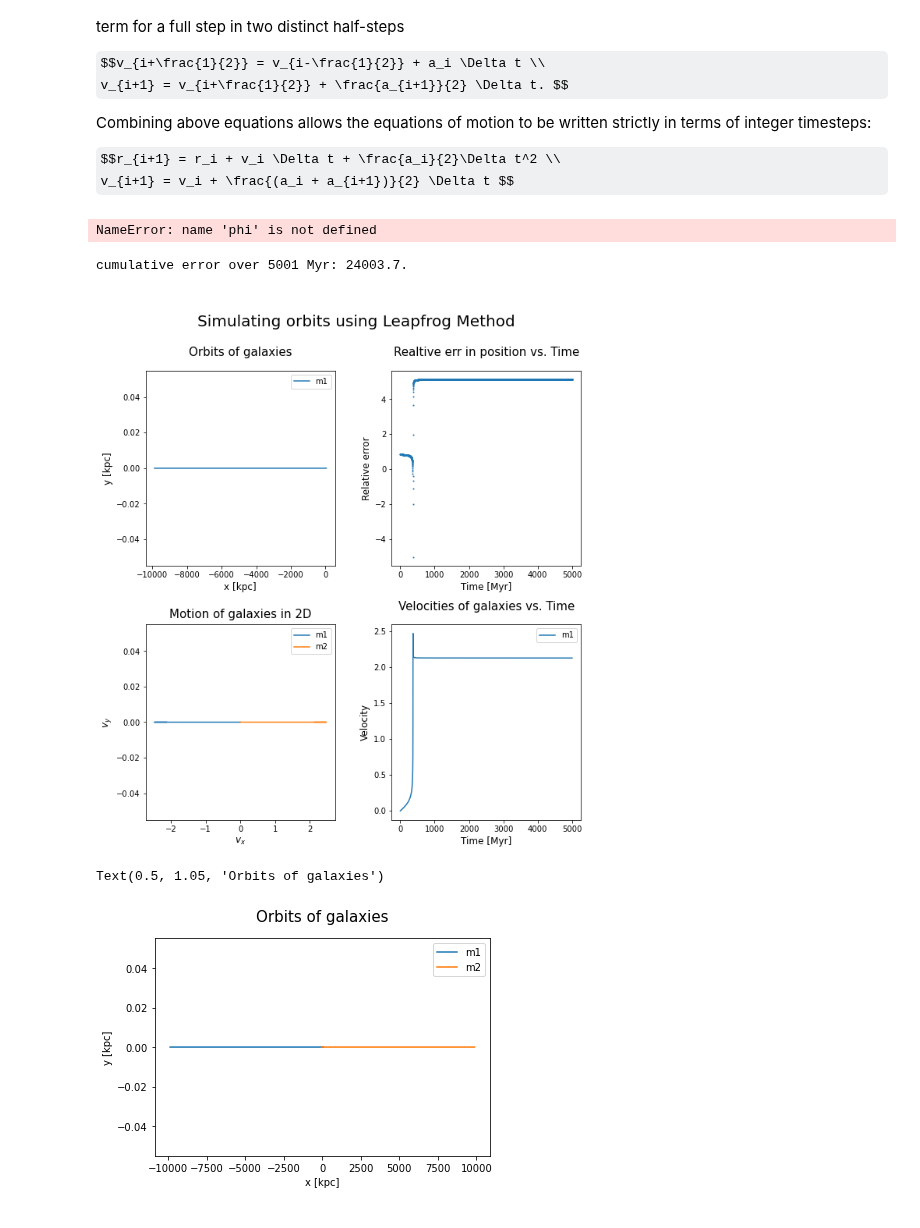
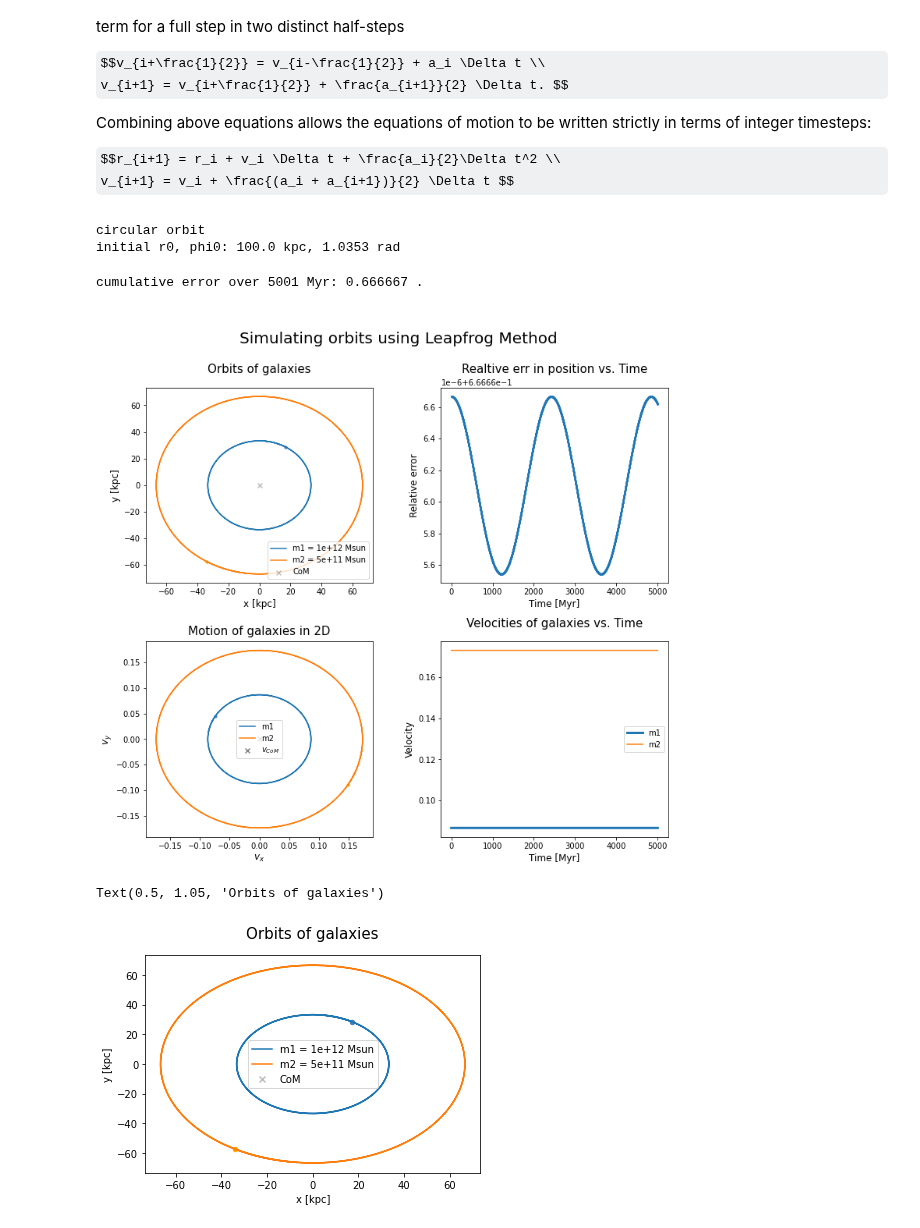
Before and after one commit to q-pratz-chem/Interacting_Galaxies, a Jupyter notebook: leap_frog.ipynb, the cells around one changed output. Drawn from its saved outputs; the diff is of its cells as text; code cells hidden in the pictures; some formulas as TeX source.

```diff
--- a/leap_frog.ipynb
+++ b/leap_frog.ipynb
@@ -115,8 +115,8 @@ def leapfrog(t0, tmax, r0, phi0, dphi0, dr0, h, f, ref_val, err_tol,  **kwargs):
 
     debug = False
 
-    x0 = r0 * np.cos(phi)
-    y0 = r0 * np.sin(phi)
+    x0 = r0 * np.cos(phi0)
+    y0 = r0 * np.sin(phi0)
     vx0 = -r0 * np.sin(phi0)*dphi0 + np.cos(phi0)*dr0
     vy0 = r0 * np.cos(phi0)*dphi0 + np.sin(phi0)*dr0
 
@@ -212,7 +212,7 @@ G = (const.G).to(u.kpc**3 * u.Msun**-1 * u.Myr**-2).value # kpc^3/Msun/Myr
 
 # orbit parameters
 m1 = 1e12 # Msun
-m2 = 1e12 # Msun
+m2 = 0.5e12 # Msun
 M = m1 + m2
 mu = m1*m2 / M
 rmin = 25 #kpc #for parabolic encounter
@@ -222,22 +222,25 @@ t0, tmax = 0, 5000
 h = 1 #1e-3
 
 a = 100 # (G*M*T**2/(4*np.pi**2))**(1/3)   # semi-major axis (kpc, Kepler's Law)
-ecc = 1 #0.08 #1e-12
+ecc = 0. #0.08 #1e-12
 
 
 # define values for p, error calculation
-if ecc == 1:      # parabolic orbit
+if ecc == 1.:      # parabolic orbit
+    print("parabolic orbit")
     p = 2 * rmin
     # calculate error using energy
     ref_val = -0.55
     err_tol = 1
-elif ecc > 0 & ecc < 1: # closed orbit, elliptical
+elif (ecc > 0.) & (ecc < 1.): # closed orbit, elliptical
+    print("elliptical orbit")
     p = a * (1 - ecc**2)
     # calculate error using energy
     E_ref = -G*m1*m2/(2*a)
     ref_val = E_ref
     err_tol = 1
 else: # closed orbit, circular
+    print("circular orbit")
     p = a
     # calculate error using path difference
     r0 = p
@@ -256,56 +259,73 @@ phi0 = np.pi*(2*np.random.rand() - 1)
 r0 = p / (1 + ecc * np.cos(phi0))
 dphi0 = np.sqrt(G*M*p) / r0**2
 dr0 = ecc * r0**2 * np.sin(phi0) * dphi0 / p
+
+print(f"initial r0, phi0: {r0:.5} kpc, {phi0:.5} rad")
+# %% [output]
+circular orbit
+initial r0, phi0: 100.0 kpc, 1.0353 rad
 # %%
 # leapfrog(t0, tmax, r0, v0, h, f, r_ref, err_tol, **kwargs)
 t, X, Y, v_, err =  leapfrog(t0, tmax, r0, phi0, dphi0, dr0, h, f, ref_val, err_tol)
-# %% [output]
-NameError: name 'phi' is not defined
 # %%
-fig = plt.figure(figsize=(10,10))
+fig = plt.figure(figsize=(12,10))
 
-plt.subplot(221)#, aspect='equal')
-plt.plot(X[:,0], Y[:,0], label="m1")
-#plt.plot(X[:,1], Y[:,1], label="m2")
+
+# paths of m1, m2
+plt.subplot(221) #, aspect='equal')
+plt.scatter(0,0, marker='x', color='grey', alpha=0.5, label=r'CoM')
+plt.scatter(X[0,0], Y[0,0], s=10, c='steelblue') # initial position
+plt.scatter(X[0,1], Y[0,1], s=10, c='orange') # initial position
+plt.plot(X[:,0], Y[:,0], label=f"m1 = {m1:.3} Msun")
+plt.plot(X[:,1], Y[:,1], label=f"m2 = {m2:.3} Msun")
 plt.xlabel("x [kpc]", fontsize=12), plt.ylabel("y [kpc]", fontsize=12)
-plt.legend()
+plt.legend(loc='lower right')
 plt.title("Orbits of galaxies", fontsize='15', y=1.05)
 
+# err vs time
 plt.subplot(222,aspect='auto')
 plt.scatter(t, err, s=1)
 #plt.ylim(err_tol*np.array([-1,1]))
 #plt.ylim([-0.025,0.025])
 plt.xlabel("Time [Myr]", fontsize=12), plt.ylabel("Relative error", fontsize=12)
 plt.title("Realtive err in position vs. Time" , fontsize='15', y=1.05)
-print(f"cumulative error over {t[-1]} Myr: {sum(err):.6}.")
+print(f"cumulative error over {t[-1]} Myr: {err[-1]:.6} .")
 
+# vx vs vy
 plt.subplot(223,aspect='auto')
+plt.scatter(0,0, marker='x', color='grey', label=r'$v_{CoM}$')
+plt.scatter(v_[0,0], v_[0,1], s=10, c='steelblue') # initial velocity
+plt.scatter(v_[0,2], v_[0,3], s=10, c='orange') # initial velocity
 plt.plot(v_[:,0], v_[:,1], label="m1")
 plt.plot(v_[:,2], v_[:,3], label="m2")
 plt.title("Motion of galaxies in 2D", fontsize='15', y=1.01)
 plt.legend()
 plt.xlabel("$v_{x}$", fontsize=12), plt.ylabel("$v_y$", fontsize=12)
 
+# vel vs time
 plt.subplot(224,aspect='auto')
-plt.plot(t, np.sqrt(v_[:,0]**2 + v_[:,1]**2), label="m1" )
-#plt.plot(t, np.sqrt(v_[:,2]**2 + v_[:,3]**2), label="m2" )
+plt.plot(t, np.sqrt(v_[:,0]**2 + v_[:,1]**2), lw=3, label="m1" )
+plt.plot(t, np.sqrt(v_[:,2]**2 + v_[:,3]**2), label="m2" )
 plt.title("Velocities of galaxies vs. Time", fontsize='15', y=1.05)
 plt.legend()
 plt.xlabel("Time [Myr]", fontsize=12), plt.ylabel("Velocity", fontsize=12)
 
 
 fig.suptitle("\nSimulating orbits using Leapfrog Method\n", fontsize = '20')
 fig.subplots_adjust(hspace=0.3,wspace=0.3,top=0.85,bottom=0.05)
-plt.show()
 # %% [output]
-cumulative error over 5001 Myr: 24003.7.
+cumulative error over 5001 Myr: 0.666667 .
-[figure, old version]
+[figure, new version]
 # %%
-plt.plot(X[:,0], Y[:,0], label="m1")
-plt.plot(X[:,1], Y[:,1], label="m2")
+plt.scatter(0,0, marker='x', color='grey', alpha=0.5, label=r'CoM')
+plt.scatter(X[0,0], Y[0,0], s=20, c='steelblue') # initial position
+plt.scatter(X[0,1], Y[0,1], s=20, c='orange') # initial position
+plt.plot(X[:,0], Y[:,0], label=f"m1 = {m1:.3} Msun")
+plt.plot(X[:,1], Y[:,1], label=f"m2 = {m2:.3} Msun")
+
 plt.xlabel("x [kpc]"), plt.ylabel("y [kpc]")
 plt.legend()
 plt.title("Orbits of galaxies", fontsize='15', y=1.05)
 # %% [output]
 Text(0.5, 1.05, 'Orbits of galaxies')
-[figure, old version]
+[figure, new version]
```
